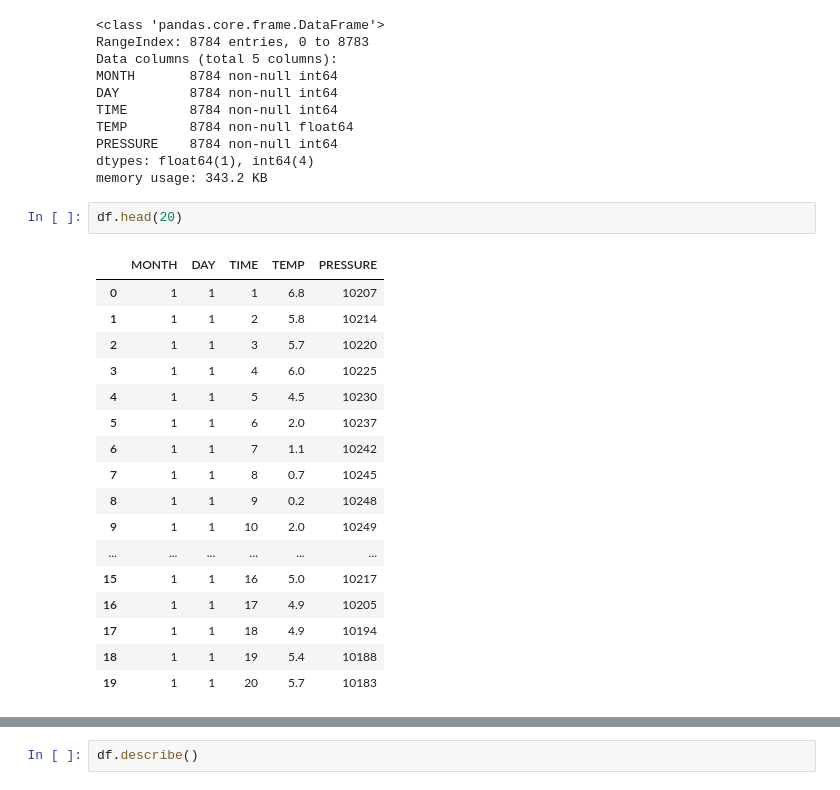
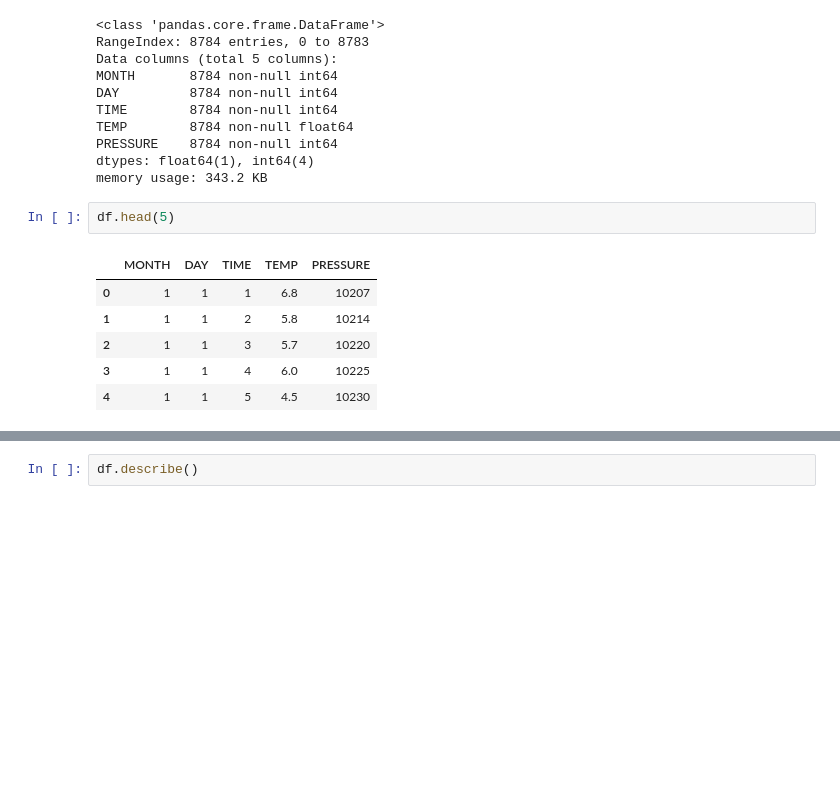
Before and after one commit to jhovannycanas/workshop_gesis, a Jupyter notebook: Pandas basicos.ipynb, the cells around one changed output, grey strips where cells are left out. Saved outputs shown, nothing was run; the diff lists cells and outputs as text; blank space fills up the shorter version.

```diff
--- a/Pandas basicos.ipynb
+++ b/Pandas basicos.ipynb
@@ -46,23 +46,12 @@ PRESSURE    8784 non-null int64
 dtypes: float64(1), int64(4)
 memory usage: 343.2 KB
 # %%
-df.head(20)
+df.head(5)
 # %% [output]
 |  | MONTH | DAY | TIME | TEMP | PRESSURE |
 | 0 | 1 | 1 | 1 | 6.8 | 10207 |
 | 1 | 1 | 1 | 2 | 5.8 | 10214 |
 | 2 | 1 | 1 | 3 | 5.7 | 10220 |
 | 3 | 1 | 1 | 4 | 6.0 | 10225 |
 | 4 | 1 | 1 | 5 | 4.5 | 10230 |
-| 5 | 1 | 1 | 6 | 2.0 | 10237 |
-| 6 | 1 | 1 | 7 | 1.1 | 10242 |
-| 7 | 1 | 1 | 8 | 0.7 | 10245 |
-| 8 | 1 | 1 | 9 | 0.2 | 10248 |
-| 9 | 1 | 1 | 10 | 2.0 | 10249 |
-| ... | ... | ... | ... | ... | ... |
-| 15 | 1 | 1 | 16 | 5.0 | 10217 |
-| 16 | 1 | 1 | 17 | 4.9 | 10205 |
-| 17 | 1 | 1 | 18 | 4.9 | 10194 |
-| 18 | 1 | 1 | 19 | 5.4 | 10188 |
-| 19 | 1 | 1 | 20 | 5.7 | 10183 |
 # %%
```
Also changed, not shown: parts of 33 cells of this notebook, 1 other file.
